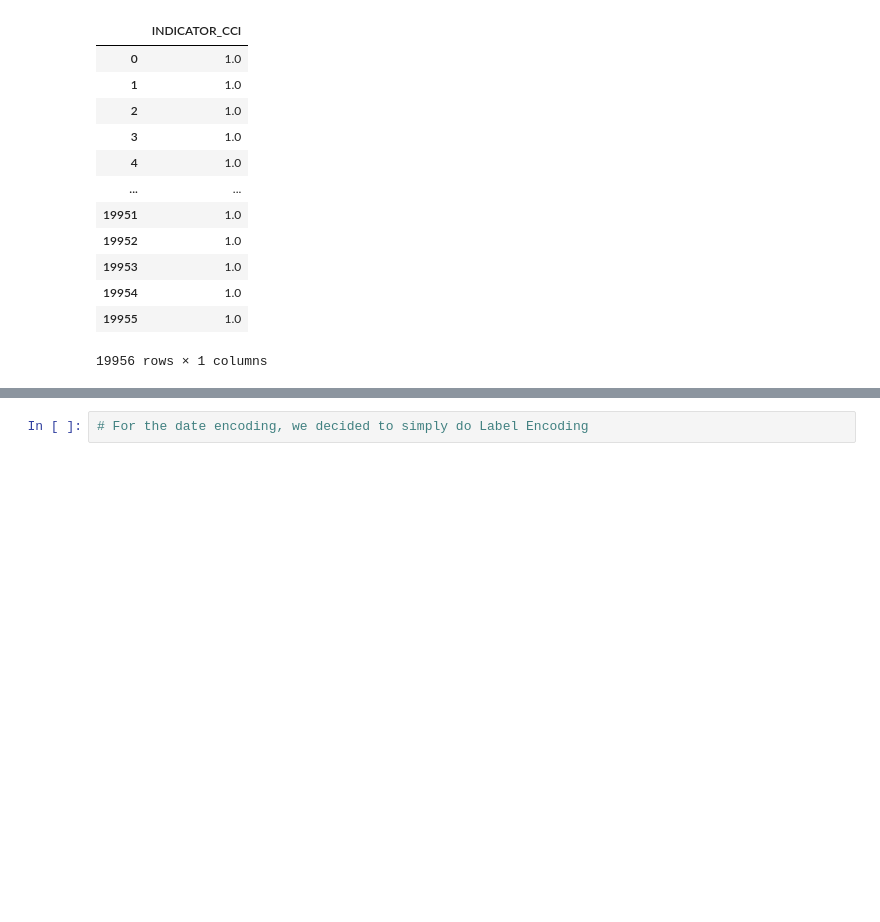
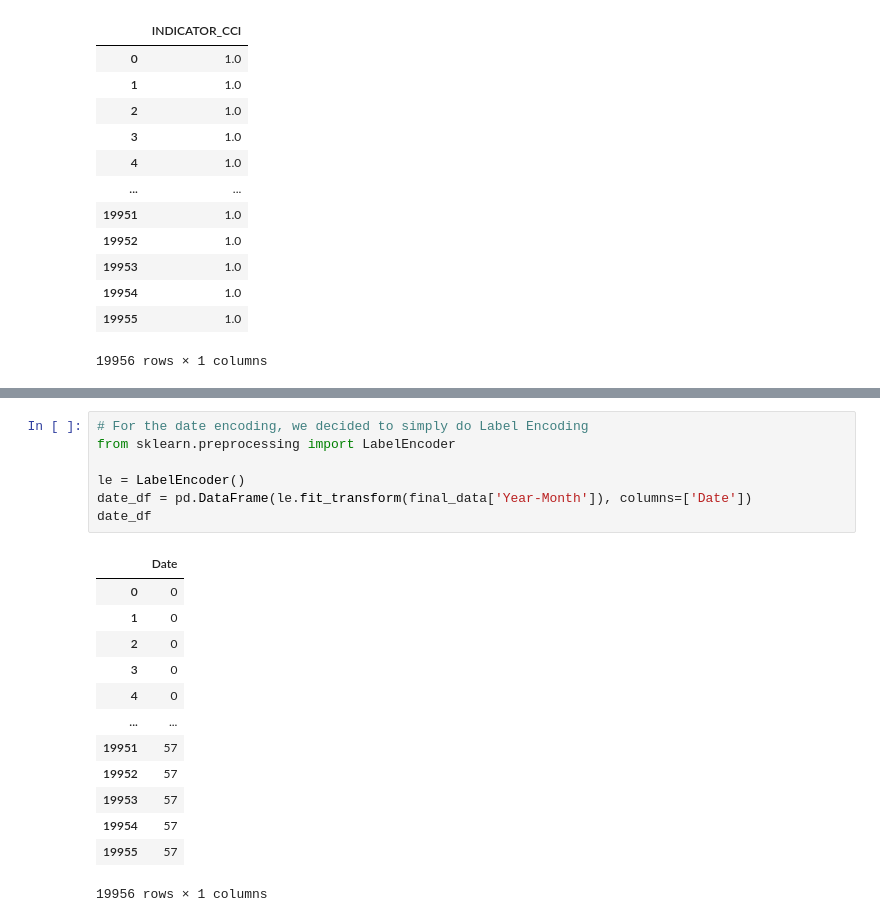
Before and after one commit to ConnorCallahan01/MLFinalProject, a Jupyter notebook: Machine Learning Final Project.ipynb, the cells around one changed output, grey strips where cells are left out. Cells and saved outputs as stored; diff of their text form; blank space fills up the shorter version.

```diff
--- a/Machine Learning Final Project.ipynb
+++ b/Machine Learning Final Project.ipynb
@@ -439,3 +439,22 @@ encoder_df_ind
 19956 rows × 1 columns
 # %%
 # For the date encoding, we decided to simply do Label Encoding
+from sklearn.preprocessing import LabelEncoder
+
+le = LabelEncoder()
+date_df = pd.DataFrame(le.fit_transform(final_data['Year-Month']), columns=['Date'])
+date_df
+# %% [output]
+|  | Date |
+| 0 | 0 |
+| 1 | 0 |
+| 2 | 0 |
+| 3 | 0 |
+| 4 | 0 |
+| ... | ... |
+| 19951 | 57 |
+| 19952 | 57 |
+| 19953 | 57 |
+| 19954 | 57 |
+| 19955 | 57 |
+19956 rows × 1 columns
```
Also changed, not shown: parts of 6 cells of this notebook.
